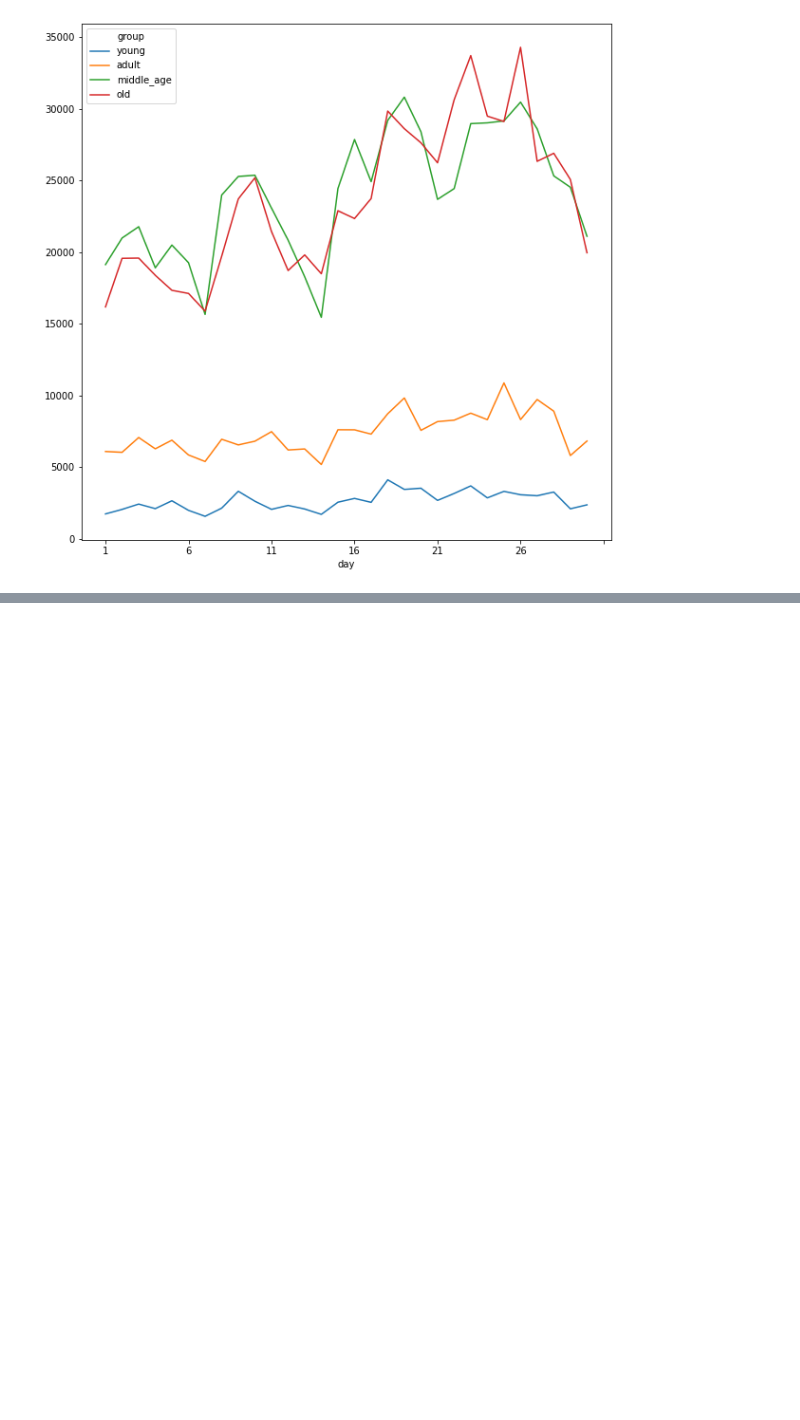
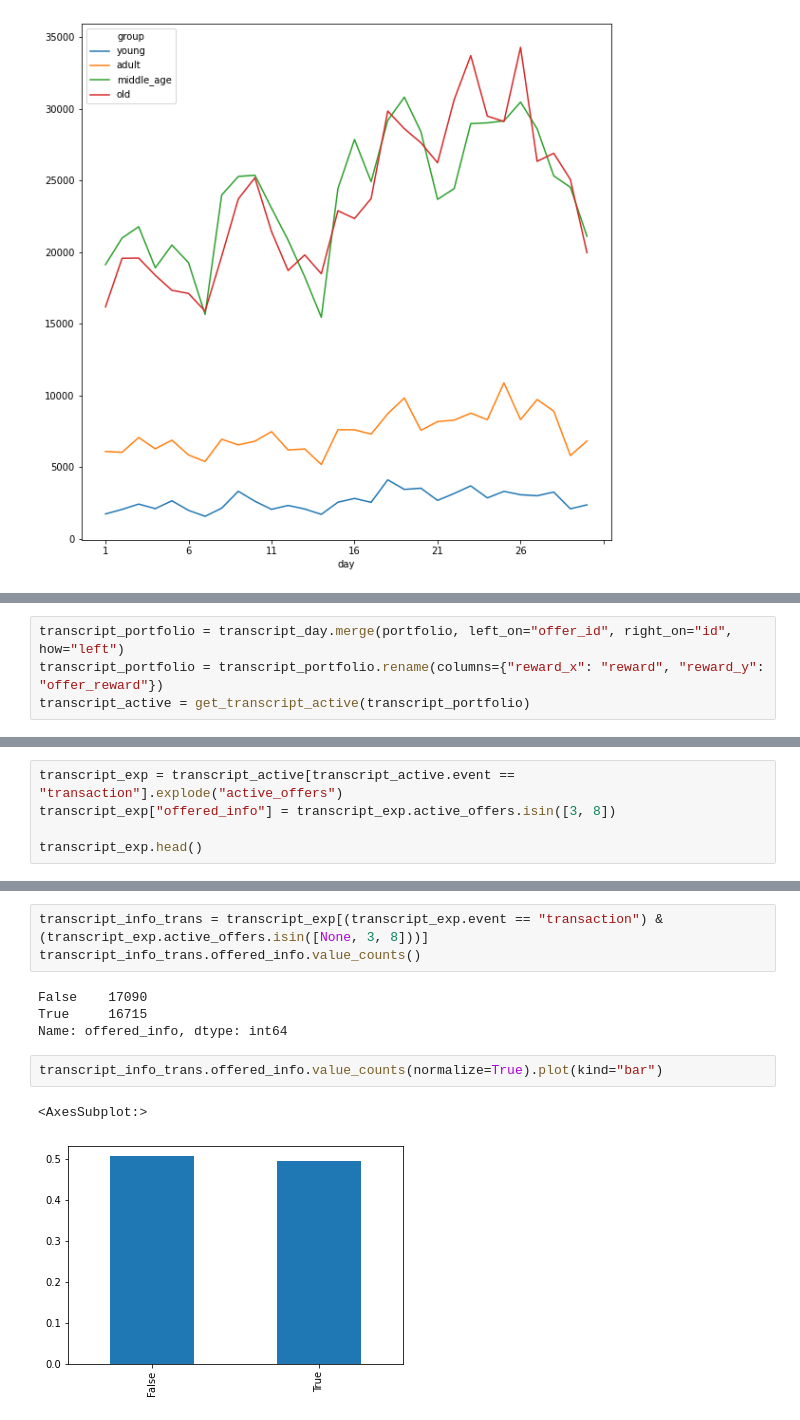
Before and after one commit to netxph/sb-capstone, a Jupyter notebook: notebooks/02 - Data Understanding.ipynb, the cells around one changed output, grey strips where cells are left out. Saved outputs shown, nothing was run; the diff lists cells and outputs as text; blank space fills up the shorter version.

```diff
--- a/notebooks/02 - Data Understanding.ipynb
+++ b/notebooks/02 - Data Understanding.ipynb
@@ -954,0 +956,4 @@ Before we can proceed, our transactions is not mapped to any offer as of now.
+# %%
+transcript_portfolio = transcript_day.merge(portfolio, left_on="offer_id", right_on="id", how="left")
+transcript_portfolio = transcript_portfolio.rename(columns={"reward_x": "reward", "reward_y": "offer_reward"})
+transcript_active = get_transcript_active(transcript_portfolio)
@@ -954,0 +980,5 @@ Before we can proceed, our transactions is not mapped to any offer as of now.
+# %%
+transcript_exp = transcript_active[transcript_active.event == "transaction"].explode("active_offers")
+transcript_exp["offered_info"] = transcript_exp.active_offers.isin([3, 8])
+
+transcript_exp.head()
@@ -954,0 +992,12 @@ Before we can proceed, our transactions is not mapped to any offer as of now.
+# %%
+transcript_info_trans = transcript_exp[(transcript_exp.event == "transaction") & (transcript_exp.active_offers.isin([None, 3, 8]))]
+transcript_info_trans.offered_info.value_counts()
+# %% [output]
+False    17090
+True     16715
+Name: offered_info, dtype: int64
+# %%
+transcript_info_trans.offered_info.value_counts(normalize=True).plot(kind="bar")
+# %% [output]
+<AxesSubplot:>
+[figure, added]
```
Also changed, not shown: parts of 10 cells of this notebook, 1 other file.
